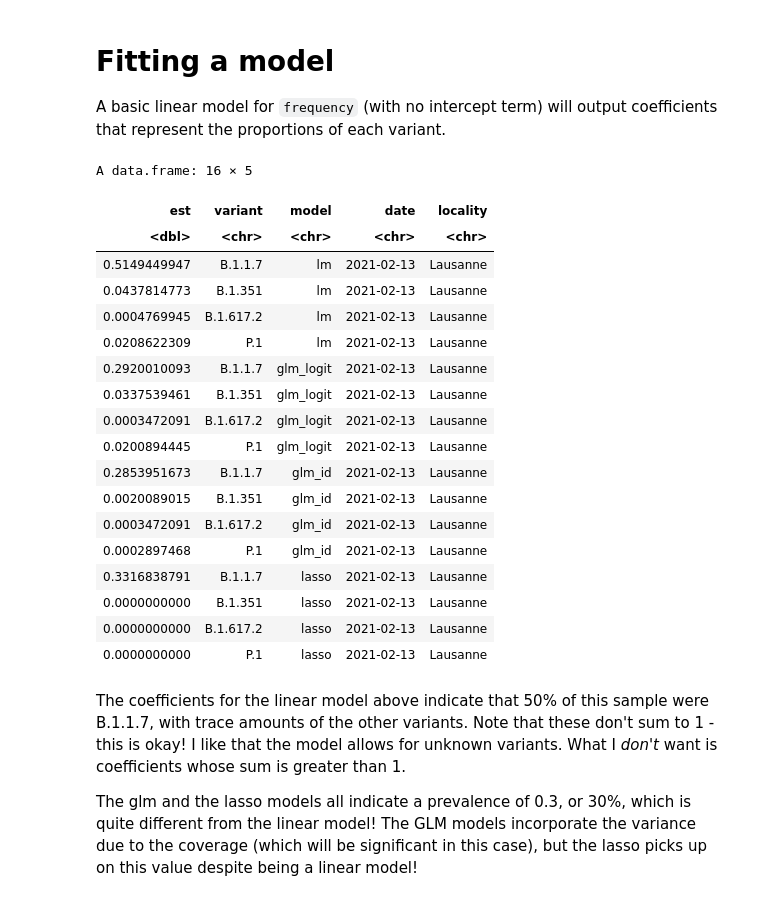
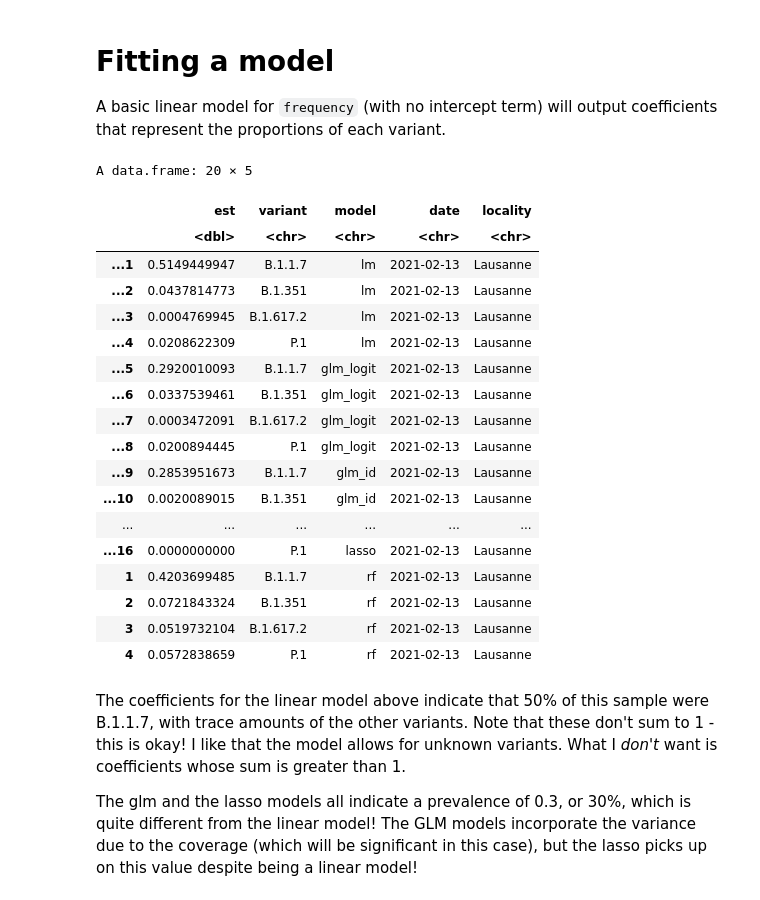
Before and after one commit to DASL-Lab/lineage-proportion-estimators, a Jupyter notebook: notebooks/basic_modelling.ipynb, the cells around one changed output. Drawn from its saved outputs; the diff is of its cells as text; code cells hidden in the pictures.

```diff
--- a/notebooks/basic_modelling.ipynb
+++ b/notebooks/basic_modelling.ipynb
@@ -109,53 +110,69 @@ glm_id_estimator <- function(sample) {
 }
 
 lasso_estimator <- function(sample){
     mydata <- jahn[jahn[, "sample"] == sample, ]
     X <- as.matrix(mydata[, startsWith(names(mydata), "var")])
     y <- mydata[, "frequency"]
     lasso_cv <- try(cv.glmnet(X, y, intercept = FALSE,
         standardize = FALSE, alpha = 1))
     if(class(lasso_cv)[1] == "try-error") {
         ests <- rep(NA, 4)
     } else {
         lasso <- glmnet(X, y, intercept = FALSE, standardize = FALSE,
             alpha = 1, lambda = lasso_cv$lambda.1se)
         ests <- as.numeric(coef(lasso)[-1])
     }
     data.frame(
             est = ests,
             variant = c("B.1.1.7", "B.1.351", "B.1.617.2", "P.1"),
             model = "lasso",
             date = jahn$date[jahn[, "sample"] == sample][1],
             locality = jahn$locality[jahn[, "sample"] == sample][1])
 }
 
+rf_estimator <- function(sample) {
+    myrf <- randomForest(frequency ~ var_B.1.1.7 + var_B.1.351 + var_B.1.617.2 + var_P.1,
+        data = jahn[jahn[, "sample"] == sample, ])
+    pred_mat = diag(4)
+    colnames(pred_mat) <- c("var_B.1.1.7", "var_B.1.351",
+        "var_B.1.617.2", "var_P.1")
+    preds <- predict(myrf,
+        newdata = as.data.frame(pred_mat))
+    data.frame(est = preds,
+        variant = c("B.1.1.7", "B.1.351", "B.1.617.2", "P.1"),
+        model = "rf",
+        date = jahn$date[jahn[, "sample"] == sample][1],
+        locality = jahn$locality[jahn[, "sample"] == sample][1])
+}
+
 all_res <- bind_rows(
     lm_estimator(jahn[1, "sample"]),
     glm_logit_estimator(jahn[1, "sample"]),
     glm_id_estimator(jahn[1, "sample"]),
-    lasso_estimator(jahn[1, "sample"])
+    lasso_estimator(jahn[1, "sample"]),
+    rf_estimator(jahn[1, "sample"])
 )
 all_res
 # %% [output]
-A data.frame: 16 × 5
+A data.frame: 20 × 5
-| est | variant | model | date | locality |
-| <dbl> | <chr> | <chr> | <chr> | <chr> |
-| 0.5149449947 | B.1.1.7 | lm | 2021-02-13 | Lausanne |
-| 0.0437814773 | B.1.351 | lm | 2021-02-13 | Lausanne |
-| 0.0004769945 | B.1.617.2 | lm | 2021-02-13 | Lausanne |
-| 0.0208622309 | P.1 | lm | 2021-02-13 | Lausanne |
-| 0.2920010093 | B.1.1.7 | glm_logit | 2021-02-13 | Lausanne |
-| 0.0337539461 | B.1.351 | glm_logit | 2021-02-13 | Lausanne |
-| 0.0003472091 | B.1.617.2 | glm_logit | 2021-02-13 | Lausanne |
-| 0.0200894445 | P.1 | glm_logit | 2021-02-13 | Lausanne |
-| 0.2853951673 | B.1.1.7 | glm_id | 2021-02-13 | Lausanne |
-| 0.0020089015 | B.1.351 | glm_id | 2021-02-13 | Lausanne |
-| 0.0003472091 | B.1.617.2 | glm_id | 2021-02-13 | Lausanne |
-| 0.0002897468 | P.1 | glm_id | 2021-02-13 | Lausanne |
-| 0.3316838791 | B.1.1.7 | lasso | 2021-02-13 | Lausanne |
-| 0.0000000000 | B.1.351 | lasso | 2021-02-13 | Lausanne |
-| 0.0000000000 | B.1.617.2 | lasso | 2021-02-13 | Lausanne |
-| 0.0000000000 | P.1 | lasso | 2021-02-13 | Lausanne |
+|  | est | variant | model | date | locality |
+|  | <dbl> | <chr> | <chr> | <chr> | <chr> |
+| ...1 | 0.5149449947 | B.1.1.7 | lm | 2021-02-13 | Lausanne |
+| ...2 | 0.0437814773 | B.1.351 | lm | 2021-02-13 | Lausanne |
+| ...3 | 0.0004769945 | B.1.617.2 | lm | 2021-02-13 | Lausanne |
+| ...4 | 0.0208622309 | P.1 | lm | 2021-02-13 | Lausanne |
+| ...5 | 0.2920010093 | B.1.1.7 | glm_logit | 2021-02-13 | Lausanne |
+| ...6 | 0.0337539461 | B.1.351 | glm_logit | 2021-02-13 | Lausanne |
+| ...7 | 0.0003472091 | B.1.617.2 | glm_logit | 2021-02-13 | Lausanne |
+| ...8 | 0.0200894445 | P.1 | glm_logit | 2021-02-13 | Lausanne |
+| ...9 | 0.2853951673 | B.1.1.7 | glm_id | 2021-02-13 | Lausanne |
+| ...10 | 0.0020089015 | B.1.351 | glm_id | 2021-02-13 | Lausanne |
+| ... | ... | ... | ... | ... | ... |
+| ...16 | 0.0000000000 | P.1 | lasso | 2021-02-13 | Lausanne |
+| 1 | 0.4203699485 | B.1.1.7 | rf | 2021-02-13 | Lausanne |
+| 2 | 0.0721843324 | B.1.351 | rf | 2021-02-13 | Lausanne |
+| 3 | 0.0519732104 | B.1.617.2 | rf | 2021-02-13 | Lausanne |
+| 4 | 0.0572838659 | P.1 | rf | 2021-02-13 | Lausanne |
 # %% [markdown]
 The coefficients for the linear model above indicate that 50\% of this sample were B.1.1.7, with trace amounts of the other variants. Note that these don't sum to 1 - this is okay! I like that the model allows for unknown variants. What I *don't* want is coefficients whose sum is greater than 1.
 
```
Also changed, not shown: parts of 4 cells of this notebook.
